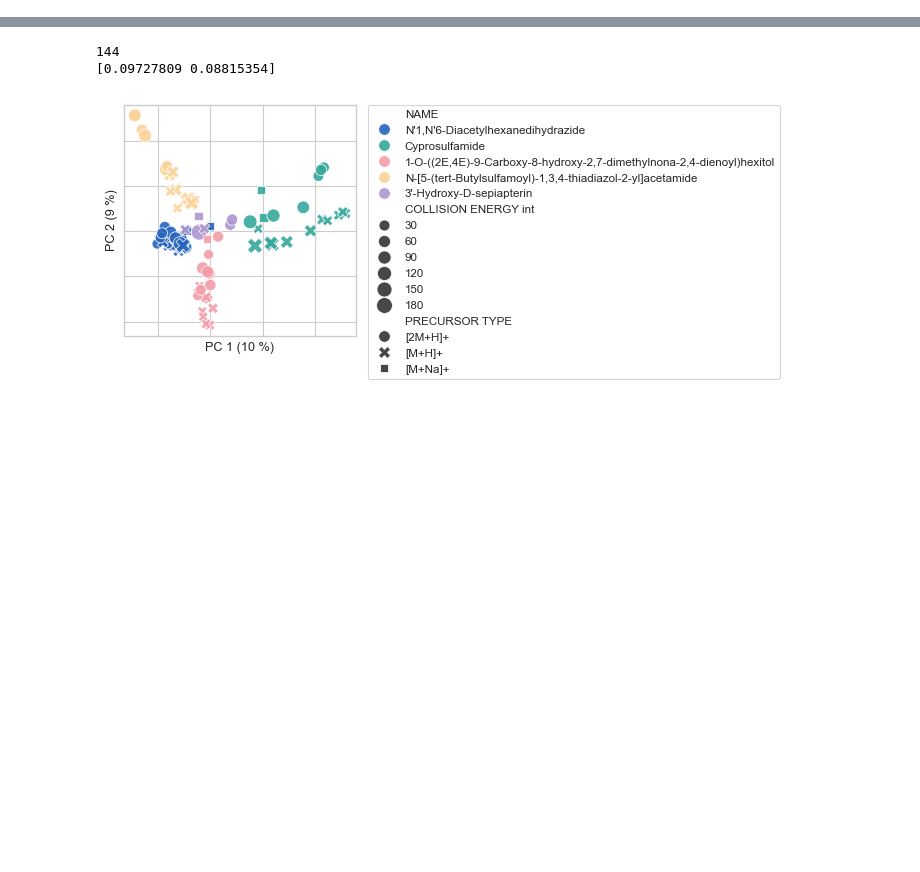
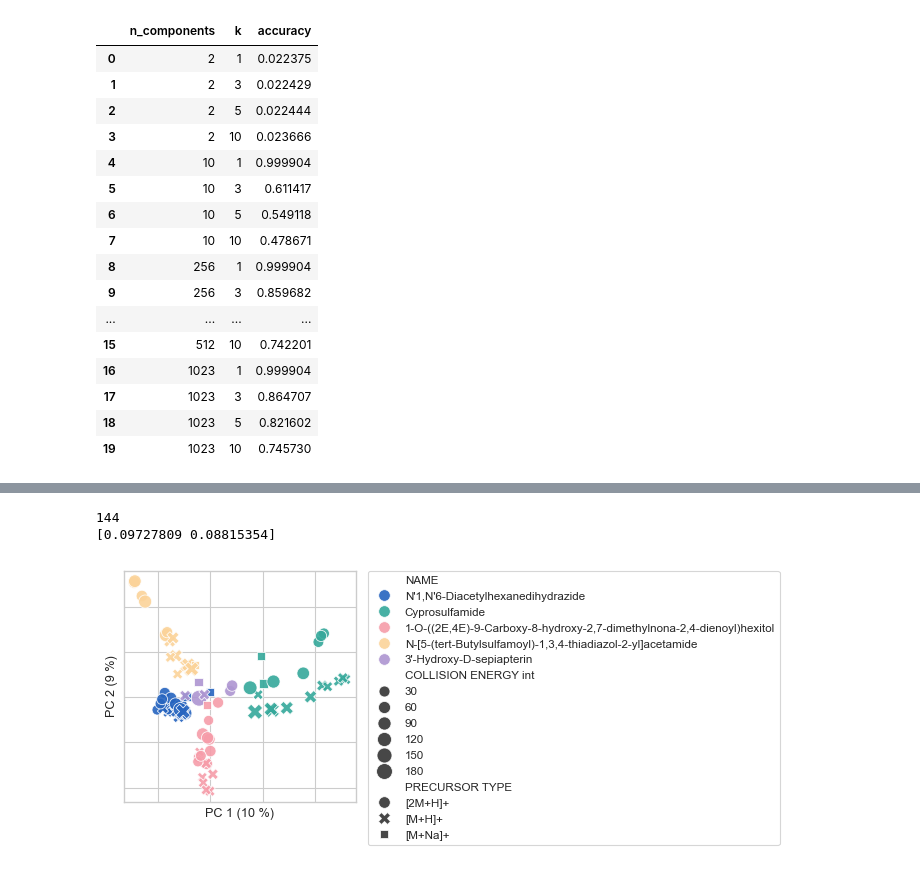
Before and after one commit to pluskal-lab/DreaMS, a Jupyter notebook: experiments/embeddings_projections/adducts.ipynb, the cells around one changed output, grey strips where cells are left out. Cells and saved outputs as stored; diff of their text form; code cells hidden in the pictures; blank space fills up the shorter version.

```diff
--- a/experiments/embeddings_projections/adducts.ipynb
+++ b/experiments/embeddings_projections/adducts.ipynb
@@ -20,3 +116,23 @@ df = pd.read_pickle(NIST20 / 'nist20_clean_A.pkl')
+# %%
+results_df
+# %% [output]
+|  | n_components | k | accuracy |
+| 0 | 2 | 1 | 0.022375 |
+| 1 | 2 | 3 | 0.022429 |
+| 2 | 2 | 5 | 0.022444 |
+| 3 | 2 | 10 | 0.023666 |
+| 4 | 10 | 1 | 0.999904 |
+| 5 | 10 | 3 | 0.611417 |
+| 6 | 10 | 5 | 0.549118 |
+| 7 | 10 | 10 | 0.478671 |
+| 8 | 256 | 1 | 0.999904 |
+| 9 | 256 | 3 | 0.859682 |
+| ... | ... | ... | ... |
+| 15 | 512 | 10 | 0.742201 |
+| 16 | 1023 | 1 | 0.999904 |
+| 17 | 1023 | 3 | 0.864707 |
+| 18 | 1023 | 5 | 0.821602 |
+| 19 | 1023 | 10 | 0.745730 |
 # %%
 common_adducts = ['[M+H]+', '[M+Na]+', '[2M+H]+']
 df_common_adducts = df[df['PRECURSOR TYPE'].isin(common_adducts)]
```
Also changed, not shown: parts of 10 cells of this notebook.
